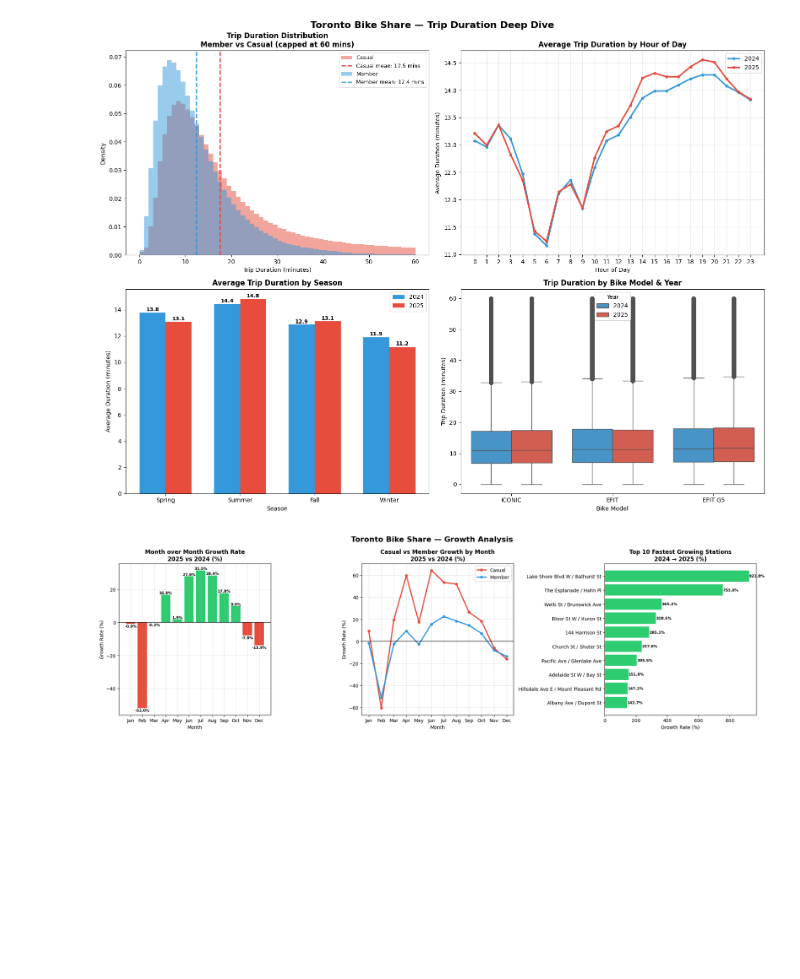
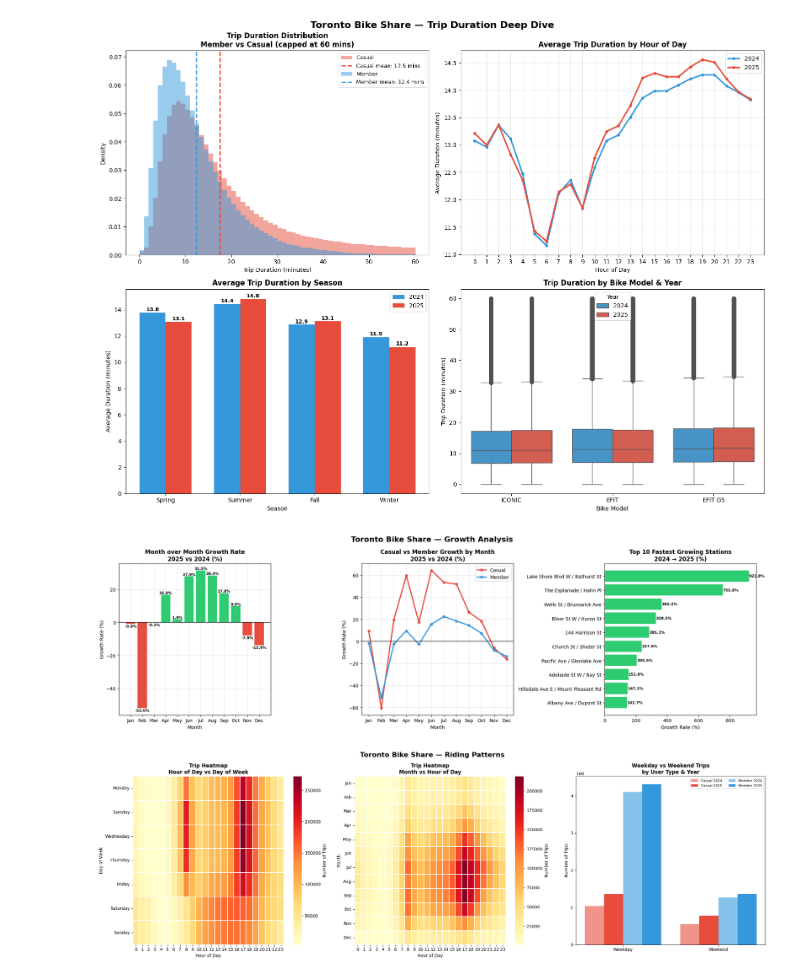
Before and after one commit to john-nio/portfolio-projects, a Jupyter notebook: toronto_bikeshare/bikeshare.ipynb, the cells around one changed output. Cells and saved outputs as stored; diff of their text form; code cells hidden in the pictures; blank space fills up the shorter version.

Commit message:
Adding more charts

```diff
--- a/toronto_bikeshare/bikeshare.ipynb
+++ b/toronto_bikeshare/bikeshare.ipynb
@@ -1047,3 +1047,82 @@ plt.savefig('visualizations/growth_analysis.png', dpi=150)
 plt.show()
 # %% [output]
 [figure]
+# %%
+fig, axes = plt.subplots(1, 3, figsize=(22, 7))
+
+# ── 20. Heatmap — hour of day vs day of week ──────────────────
+day_order = ['Monday', 'Tuesday', 'Wednesday',
+             'Thursday', 'Friday', 'Saturday', 'Sunday']
+
+heatmap_data = df_all.groupby(['day_of_week', 'hour'])\
+               .size().unstack(fill_value=0)
+heatmap_data = heatmap_data.reindex(day_order)
+
+sns.heatmap(heatmap_data, cmap='YlOrRd',
+            ax=axes[0], fmt=',',
+            linewidths=0.3,
+            cbar_kws={'label': 'Number of Trips'})
+
+axes[0].set_title('Trip Heatmap\nHour of Day vs Day of Week',
+                  fontsize=12, fontweight='bold')
+axes[0].set_xlabel('Hour of Day')
+axes[0].set_ylabel('Day of Week')
+axes[0].tick_params(axis='x', rotation=0)
+axes[0].tick_params(axis='y', rotation=0)
+
+# ── 21. Heatmap — month vs hour of day ────────────────────────
+heatmap_month = df_all.groupby(['month', 'hour'])\
+                .size().unstack(fill_value=0)
+
+month_labels = ['Jan', 'Feb', 'Mar', 'Apr', 'May', 'Jun',
+                'Jul', 'Aug', 'Sep', 'Oct', 'Nov', 'Dec']
+
+sns.heatmap(heatmap_month, cmap='YlOrRd',
+            ax=axes[1], linewidths=0.3,
+            yticklabels=month_labels,
+            cbar_kws={'label': 'Number of Trips'})
+
+axes[1].set_title('Trip Heatmap\nMonth vs Hour of Day',
+                  fontsize=12, fontweight='bold')
+axes[1].set_xlabel('Hour of Day')
+axes[1].set_ylabel('Month')
+axes[1].tick_params(axis='x', rotation=0)
+axes[1].tick_params(axis='y', rotation=0)
+
+# ── 22. Weekend vs Weekday by user type ───────────────────────
+df_all['is_weekend'] = df_all['day_of_week'].isin(
+    ['Saturday', 'Sunday']).map({True: 'Weekend', False: 'Weekday'})
+
+weekend_user = df_all.groupby(['is_weekend', 'User_Type', 'Year'])\
+               .size().reset_index(name='trips')
+
+x = np.arange(2)
+width = 0.2
+
+for idx, (user, color) in enumerate([('Casual', '#e74c3c'),
+                                      ('Member', '#3498db')]):
+    for jdx, (year, alpha) in enumerate([(2024, 0.6), (2025, 1.0)]):
+        data = weekend_user[(weekend_user['User_Type']==user) &
+                            (weekend_user['Year']==year)]
+        vals = [data[data['is_weekend']==w]['trips'].values[0]
+                for w in ['Weekday', 'Weekend']]
+        offset = (idx * 2 + jdx) * width - 1.5 * width
+        bars = axes[2].bar(x + offset, vals, width,
+                           color=color, alpha=alpha,
+                           label=f'{user} {year}')
+
+axes[2].set_title('Weekday vs Weekend Trips\nby User Type & Year',
+                  fontsize=12, fontweight='bold')
+axes[2].set_xlabel('')
+axes[2].set_ylabel('Number of Trips')
+axes[2].set_xticks(x)
+axes[2].set_xticklabels(['Weekday', 'Weekend'])
+axes[2].legend(fontsize=8, ncol=2)
+
+fig.suptitle('Toronto Bike Share — Riding Patterns',
+             fontsize=16, fontweight='bold')
+plt.tight_layout()
+plt.savefig('visualizations/riding_patterns.png', dpi=150)
+plt.show()
+# %% [output]
+[figure, added]
```
Also changed, not shown: 1 other file.
